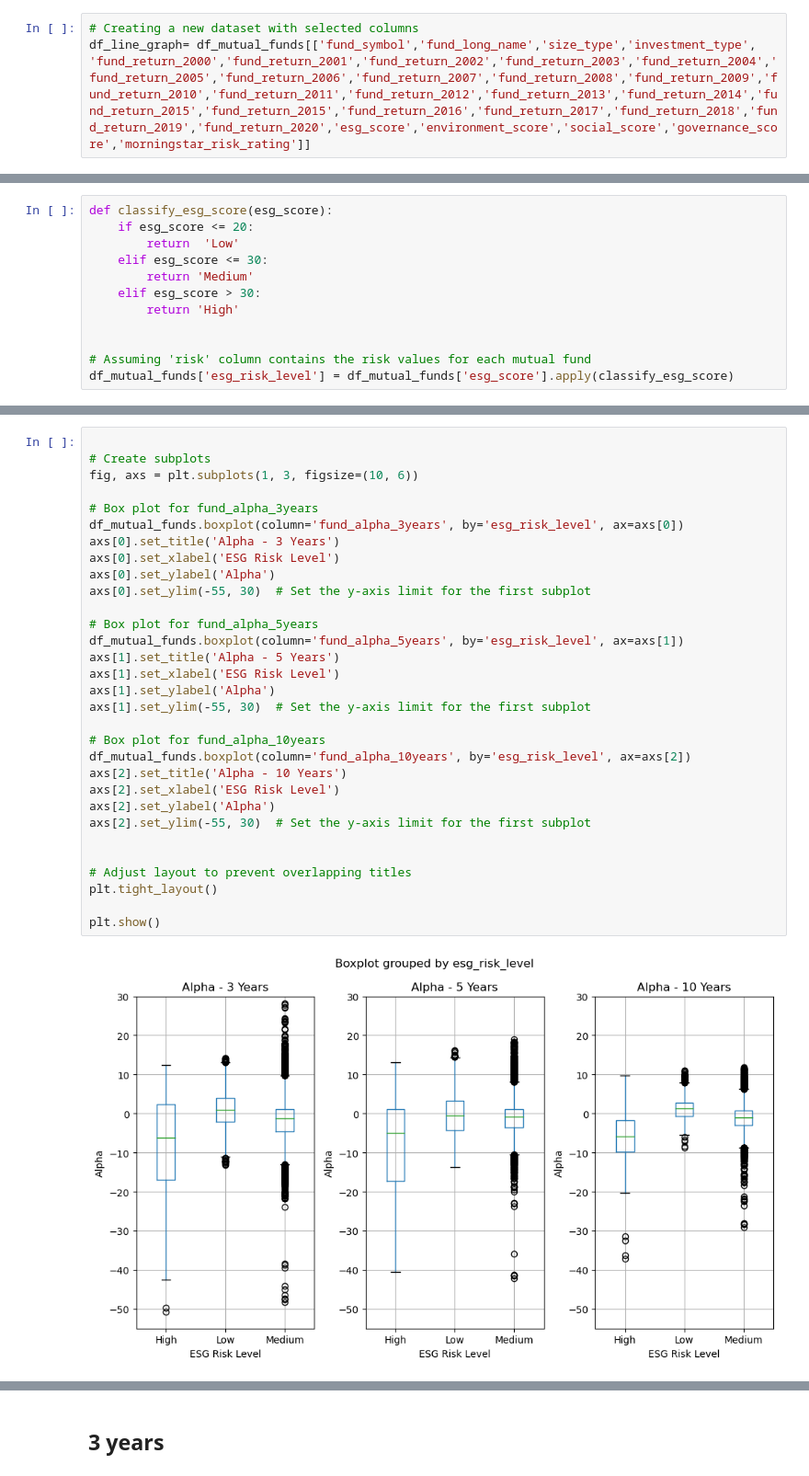
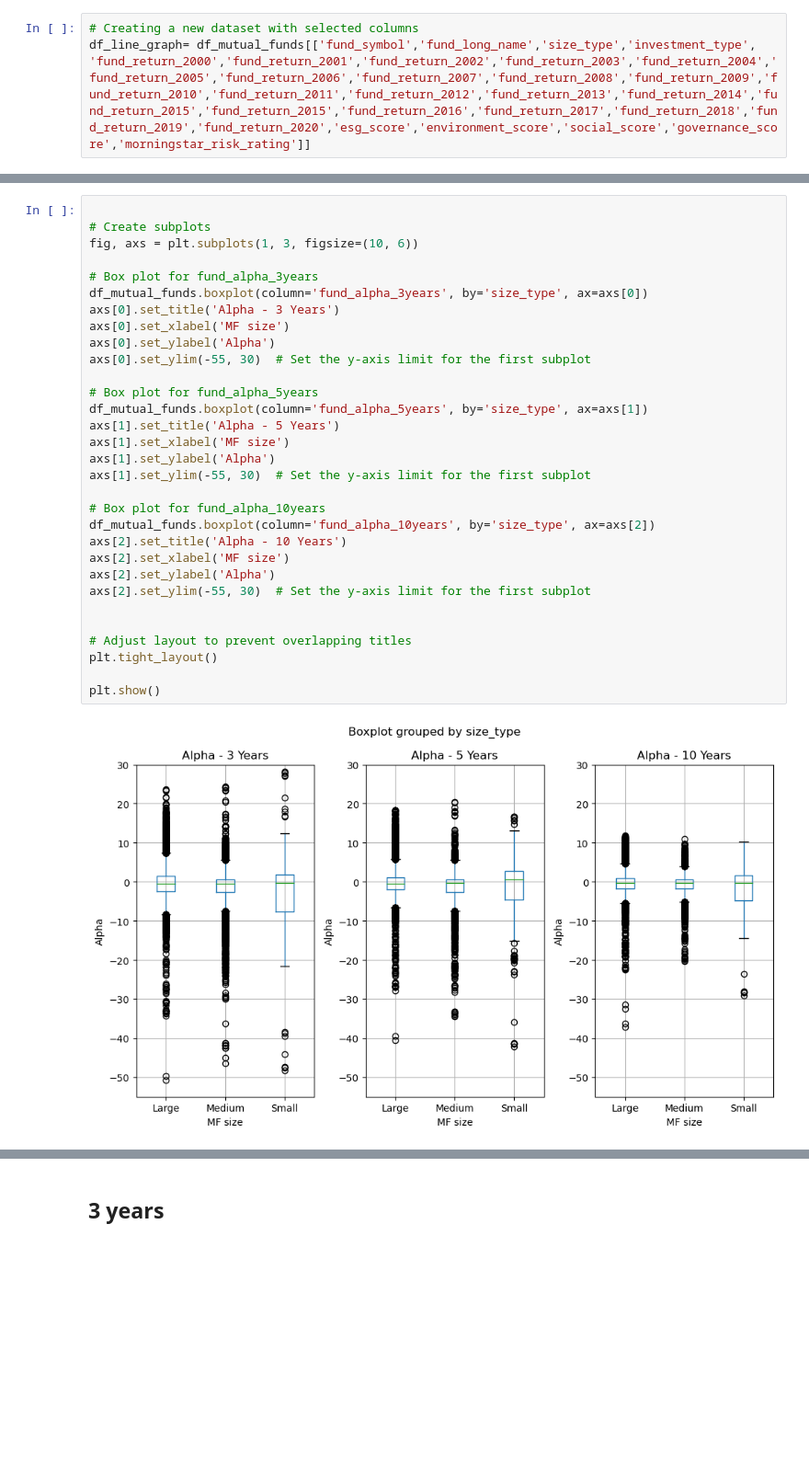
Before and after one commit to Neuefische-ESG-Capstone/Project-description, a Jupyter notebook: MF-size-and-Performance.ipynb, the cells around one changed output, grey strips where cells are left out. Shown: that part at 92% size. Cells and saved outputs as stored; diff of their text form; blank space fills up the shorter version.

```diff
--- a/MF-size-and-Performance.ipynb
+++ b/MF-size-and-Performance.ipynb
@@ -85,13 +45 @@ df_line_graph= df_mutual_funds[['fund_symbol','fund_long_name','size_type','inve
-# %%
-def classify_esg_score(esg_score):
-    if esg_score <= 20:
-        return  'Low'
-    elif esg_score <= 30:
-        return 'Medium'
-    elif esg_score > 30:
-        return 'High'
-
-
-# Assuming 'risk' column contains the risk values for each mutual fund
-df_mutual_funds['esg_risk_level'] = df_mutual_funds['esg_score'].apply(classify_esg_score)
 # %% [markdown]
@@ -134,34 +85,34 @@ plt.show()
 # %%
 
 # Create subplots
 fig, axs = plt.subplots(1, 3, figsize=(10, 6))
 
 # Box plot for fund_alpha_3years
-df_mutual_funds.boxplot(column='fund_alpha_3years', by='esg_risk_level', ax=axs[0])
+df_mutual_funds.boxplot(column='fund_alpha_3years', by='size_type', ax=axs[0])
 axs[0].set_title('Alpha - 3 Years')
-axs[0].set_xlabel('ESG Risk Level')
+axs[0].set_xlabel('MF size')
 axs[0].set_ylabel('Alpha')
 axs[0].set_ylim(-55, 30)  # Set the y-axis limit for the first subplot
 
 # Box plot for fund_alpha_5years
-df_mutual_funds.boxplot(column='fund_alpha_5years', by='esg_risk_level', ax=axs[1])
+df_mutual_funds.boxplot(column='fund_alpha_5years', by='size_type', ax=axs[1])
 axs[1].set_title('Alpha - 5 Years')
-axs[1].set_xlabel('ESG Risk Level')
+axs[1].set_xlabel('MF size')
 axs[1].set_ylabel('Alpha')
 axs[1].set_ylim(-55, 30)  # Set the y-axis limit for the first subplot
 
 # Box plot for fund_alpha_10years
-df_mutual_funds.boxplot(column='fund_alpha_10years', by='esg_risk_level', ax=axs[2])
+df_mutual_funds.boxplot(column='fund_alpha_10years', by='size_type', ax=axs[2])
 axs[2].set_title('Alpha - 10 Years')
-axs[2].set_xlabel('ESG Risk Level')
+axs[2].set_xlabel('MF size')
 axs[2].set_ylabel('Alpha')
 axs[2].set_ylim(-55, 30)  # Set the y-axis limit for the first subplot
 
 
 # Adjust layout to prevent overlapping titles
 plt.tight_layout()
 
 plt.show()
 # %% [output]
-[figure, old version]
+[figure, new version]
 # %% [markdown]
```
Also changed, not shown: parts of 48 cells of this notebook.
